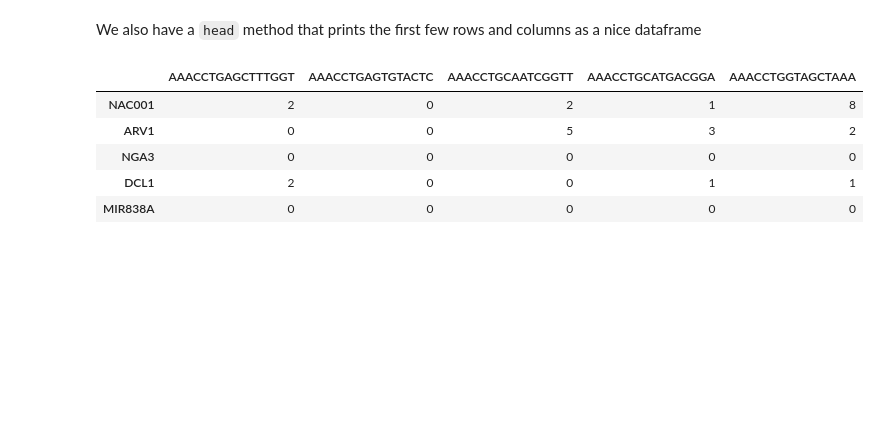
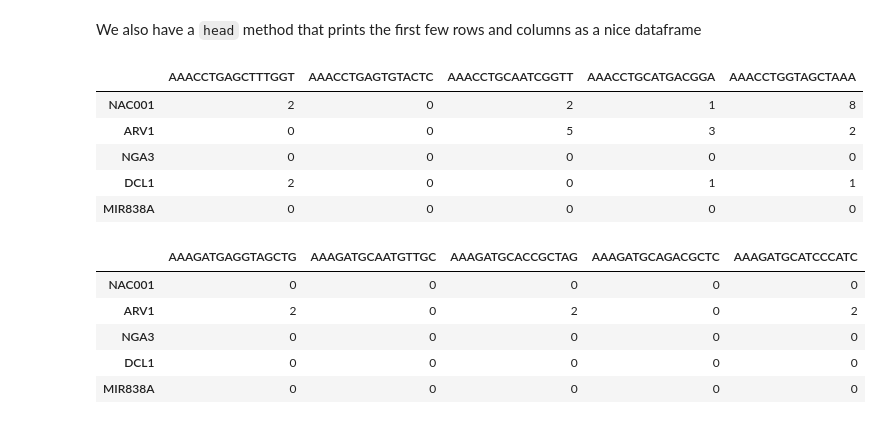
Before and after one commit to timoast/sctools, a Jupyter notebook: doc/tutorial.ipynb, the cells around one changed output. Drawn from its saved outputs; the diff is of its cells as text; code cells hidden in the pictures; blank space fills up the shorter version.

```diff
--- a/doc/sctools demo.ipynb
+++ b/doc/tutorial.ipynb
@@ -220,3 +222,12 @@ matrix.head(5)
 | NGA3 | 0 | 0 | 0 | 0 | 0 |
 | DCL1 | 2 | 0 | 0 | 1 | 1 |
 | MIR838A | 0 | 0 | 0 | 0 | 0 |
+# %%
+filtered_matrix.head(5)
+# %% [output]
+|  | AAAGATGAGGTAGCTG | AAAGATGCAATGTTGC | AAAGATGCACCGCTAG | AAAGATGCAGACGCTC | AAAGATGCATCCCATC |
+| NAC001 | 0 | 0 | 0 | 0 | 0 |
+| ARV1 | 2 | 0 | 2 | 0 | 2 |
+| NGA3 | 0 | 0 | 0 | 0 | 0 |
+| DCL1 | 0 | 0 | 0 | 0 | 0 |
+| MIR838A | 0 | 0 | 0 | 0 | 0 |
```
Also changed, not shown: parts of 15 cells of this notebook.
